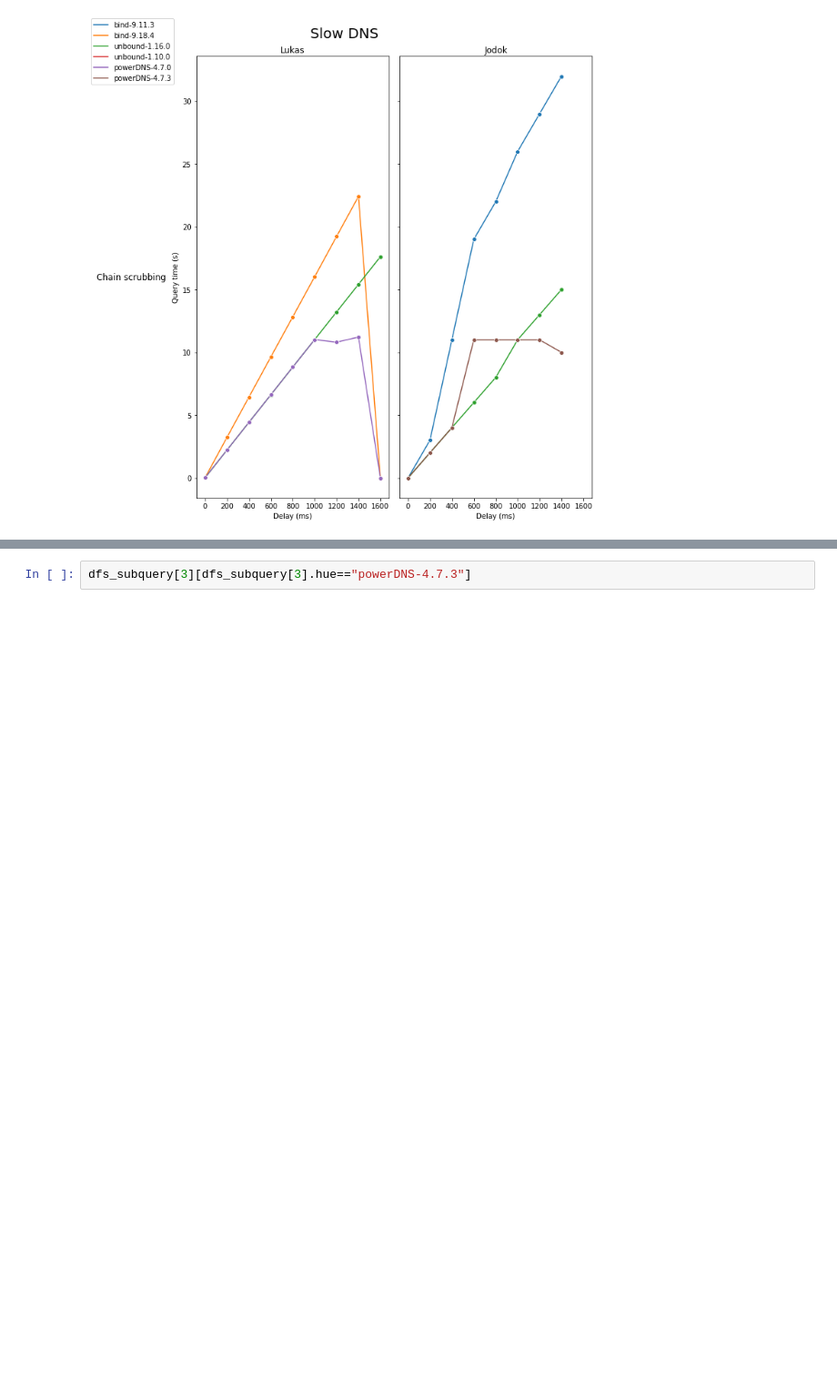
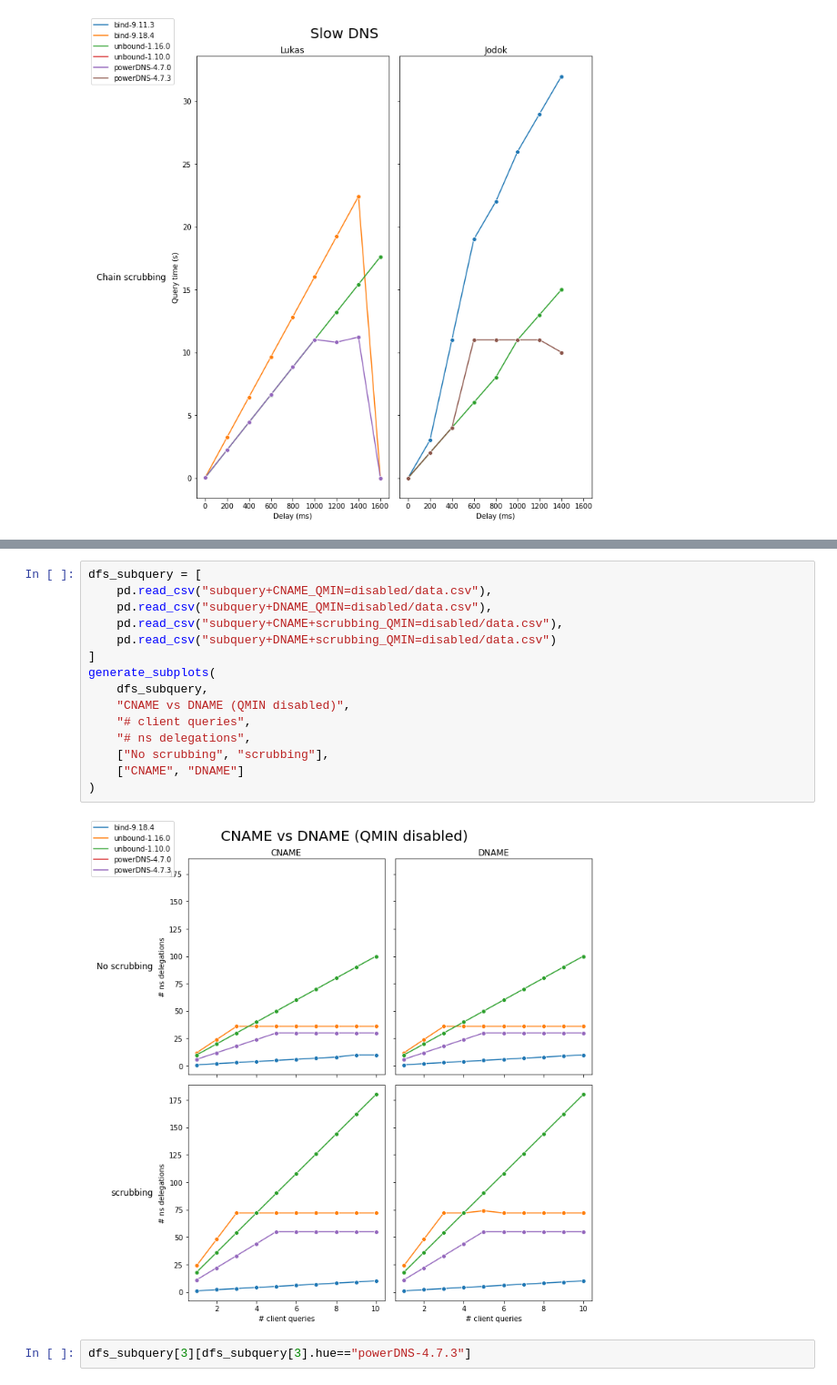
Before and after one commit to jaymoneyjay/dns-testbed, a Jupyter notebook: results/plotter.ipynb, the cells around one changed output, grey strips where cells are left out. Shown: that part at 91% size. Drawn from its saved outputs; the diff is of its cells as text; blank space fills up the shorter version.

```diff
--- a/results/plotter.ipynb
+++ b/results/plotter.ipynb
@@ -106,3 +106,20 @@ generate_subplots(
+# %%
+dfs_subquery = [
+    pd.read_csv("subquery+CNAME_QMIN=disabled/data.csv"),
+    pd.read_csv("subquery+DNAME_QMIN=disabled/data.csv"),
+    pd.read_csv("subquery+CNAME+scrubbing_QMIN=disabled/data.csv"),
+    pd.read_csv("subquery+DNAME+scrubbing_QMIN=disabled/data.csv")
+]
+generate_subplots(
+    dfs_subquery,
+    "CNAME vs DNAME (QMIN disabled)",
+    "# client queries",
+    "# ns delegations",
+    ["No scrubbing", "scrubbing"],
+    ["CNAME", "DNAME"]
+)
+# %% [output]
+[figure, added]
 # %%
 dfs_subquery[3][dfs_subquery[3].hue=="powerDNS-4.7.3"]
 # %% [output]
```
Also changed, not shown: parts of 2 cells of this notebook, 25 other files.
